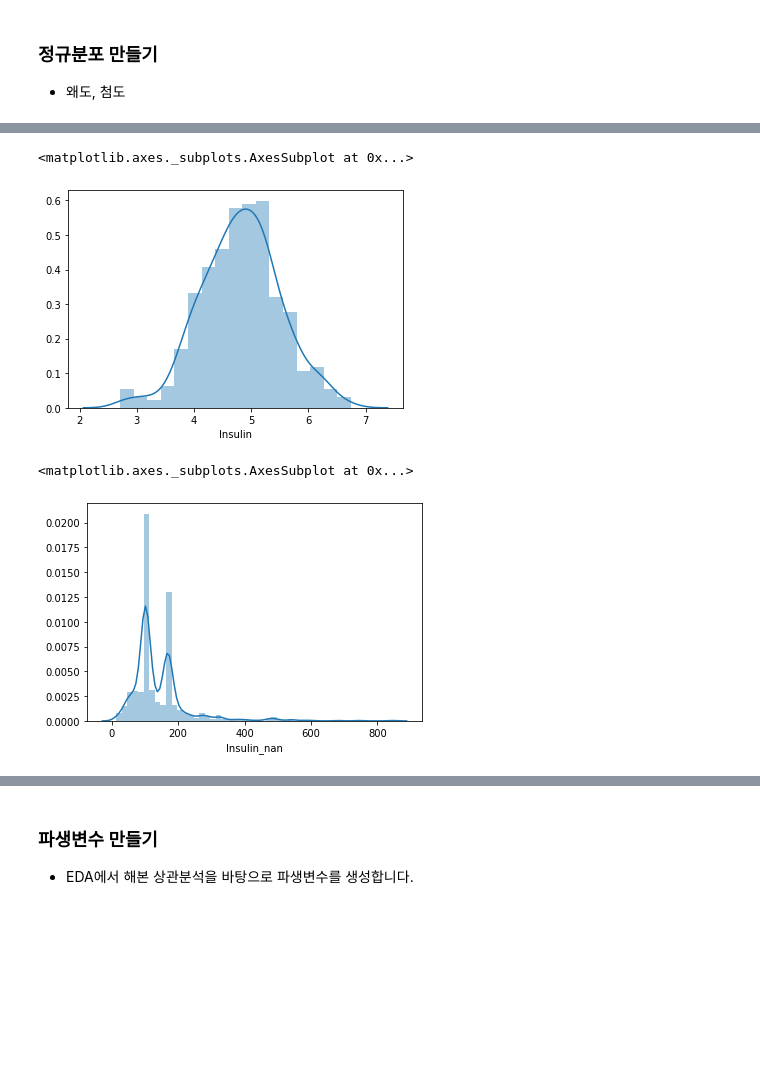
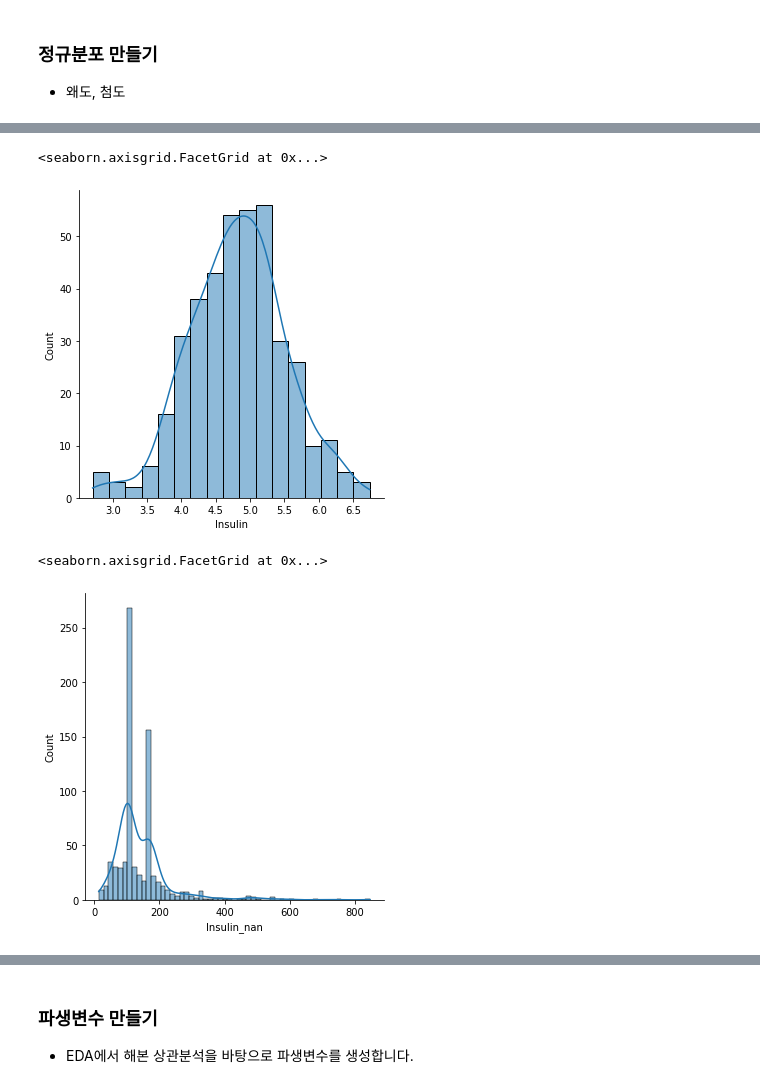
Before and after one commit to corazzon/boostcourse-ds-511, a Jupyter notebook: pima-classification-baseline-02.ipynb, the cells around one changed output, grey strips where cells are left out. Drawn from its saved outputs; the diff is of its cells as text; code cells hidden in the pictures; blank space fills up the shorter version.

Commit message:
modify from distplot to displot

```diff
--- a/pima-classification-baseline-02.ipynb
+++ b/pima-classification-baseline-02.ipynb
@@ -155,12 +157,15 @@ sns.distplot(df.loc[df["Insulin"] > 0, "Insulin"])
 # %%
-sns.distplot(np.log(df.loc[df["Insulin"] > 0, "Insulin"] + 1))
+Insulin_log = np.log(df.loc[df["Insulin"] > 0, "Insulin"] + 1)
+# sns.distplot(Insulin_log)
+# seaborn 0.11.0 이상
+sns.displot(Insulin_log, kde=True)
 # %% [output]
-<matplotlib.axes._subplots.AxesSubplot at 0x...>
+<seaborn.axisgrid.FacetGrid at 0x...>
-[figure, old version]
+[figure, new version]
 # %%
-sns.distplot(df["Insulin_nan"])
+sns.displot(df, x="Insulin_nan", kde=True)
 # %% [output]
-<matplotlib.axes._subplots.AxesSubplot at 0x...>
+<seaborn.axisgrid.FacetGrid at 0x...>
-[figure, old version]
+[figure, new version]
 # %%
 df["Insulin_log"] = np.log(df["Insulin_nan"] + 1)
```
Also changed, not shown: parts of 6 cells of this notebook.
